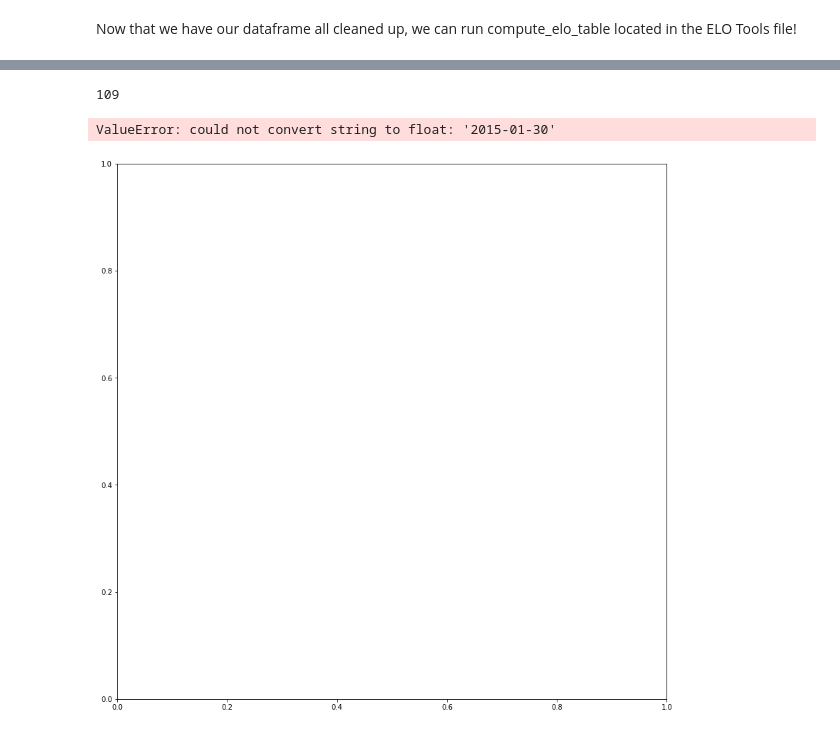
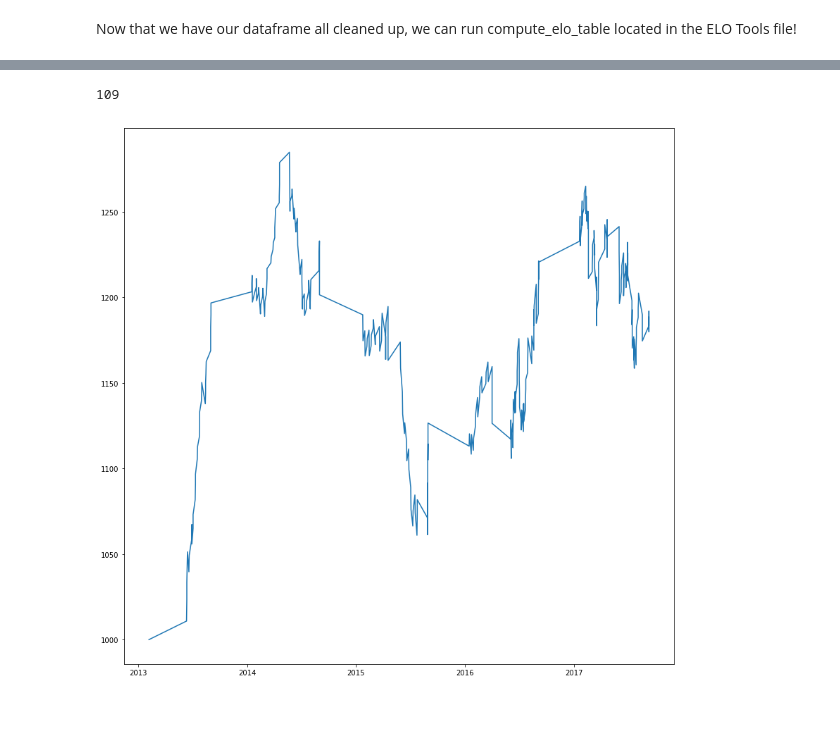
Before and after one commit to matthewg49/LeagueWebScrape, a Jupyter notebook: History of NALCS.ipynb, the cells around one changed output, grey strips where cells are left out. Cells and saved outputs as stored; diff of their text form; code cells hidden in the pictures.

```diff
--- a/History of NALCS.ipynb
+++ b/History of NALCS.ipynb
@@ -67,12 +79,16 @@ final_elo.head(7)
 # %%
 team_list = list(final_elo['Team'].unique())
 print(len(team_list))
 
-plt.figure(figsize=(14,14))
-for team in team_list:
-    plt.plot(final_elo[final_elo['Team'] == team]['Date'], final_elo[final_elo['Team'] == team]['Elo'] )
+
+fig = plt.figure(figsize=(14,14))
+plt.plot(pd.to_datetime(final_elo[final_elo['Team'] == 'Cloud9']['Date']).interpolate(method='time'), final_elo[final_elo['Team'] == 'Cloud9']['Elo'].interpolate(method='cubic') )
+
+#for all teams
+#for team in team_list:
+#    plt.plot(pd.to_datetime(final_elo[final_elo['Team'] == team]['Date']).interpolate(method='time'), final_elo[final_elo['Team'] == team]['Elo'].interpolate(method='cubic') )
+#fig.autofmt_xdate()
 plt.show()
 # %% [output]
 109
-ValueError: could not convert string to float: '2015-01-30'
-[figure, old version]
+[figure, new version]
```
Also changed, not shown: parts of 5 cells of this notebook, 3 other files.
